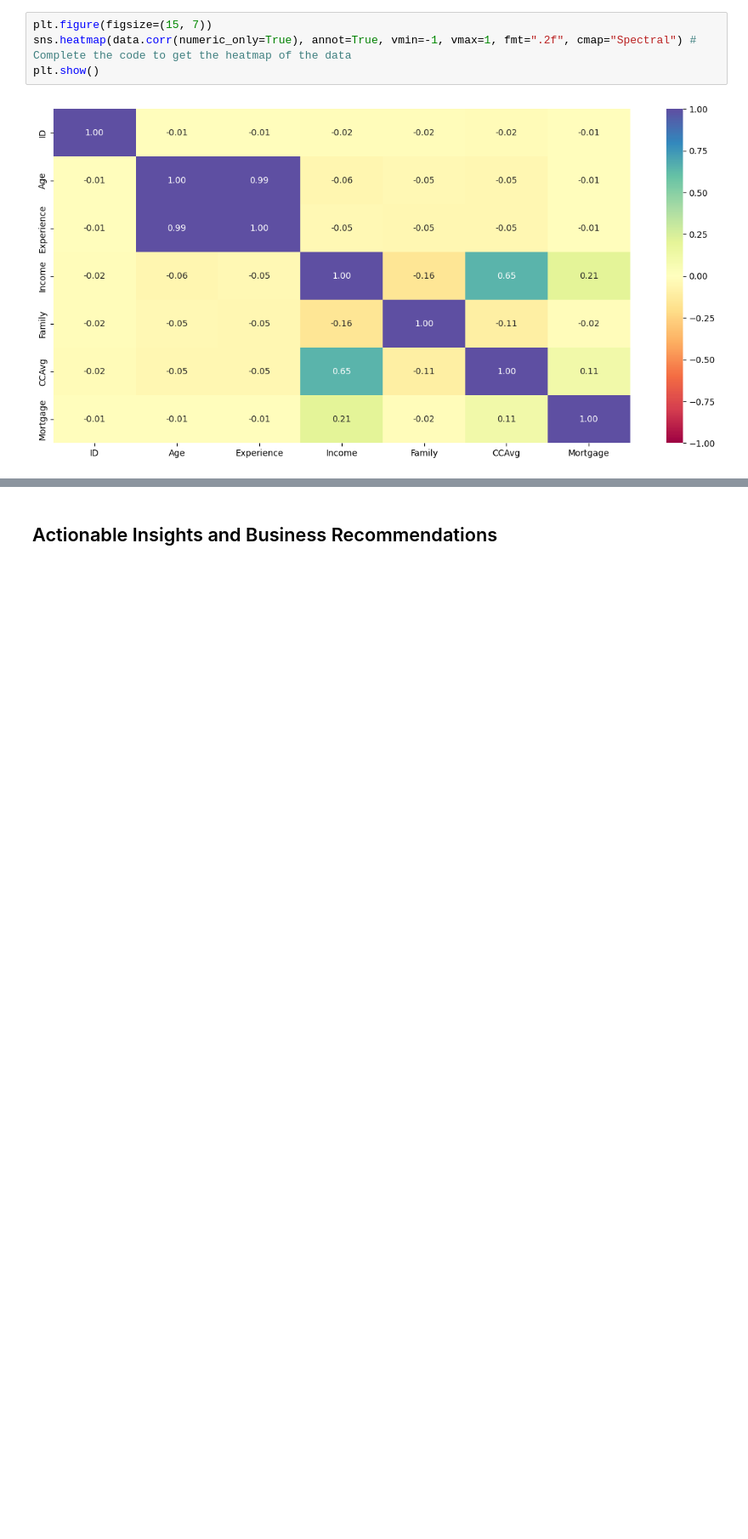
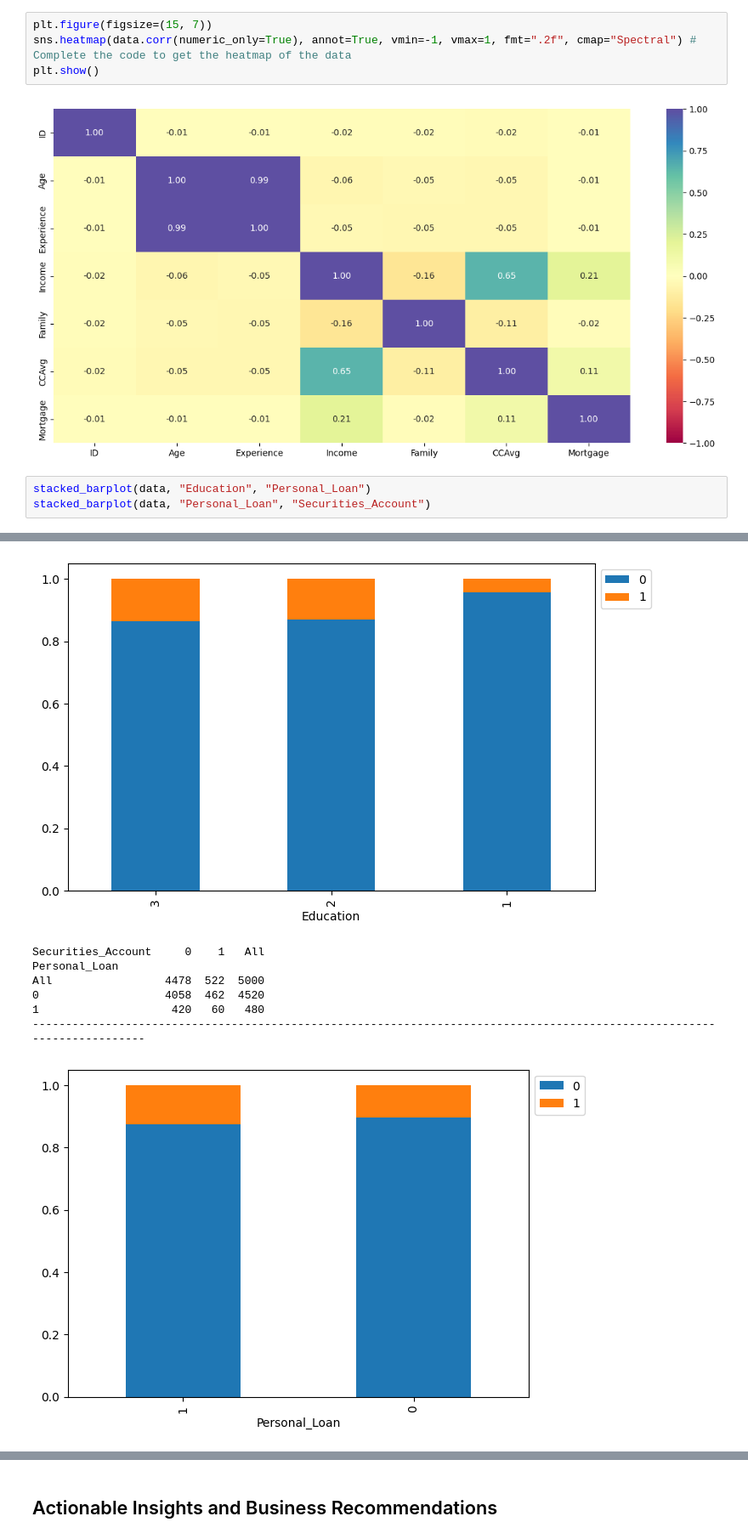
Before and after one commit to cent-softuni/math_project, a Jupyter notebook: AIML_ML_Project_full_code_notebook.ipynb, the cells around one changed output, grey strips where cells are left out. Shown at 85% size. Cells and saved outputs as stored; diff of their text form; blank space fills up the shorter version.

```diff
--- a/AIML_ML_Project_full_code_notebook.ipynb
+++ b/AIML_ML_Project_full_code_notebook.ipynb
@@ -369,3 +369,7 @@ sns.heatmap(data.corr(numeric_only=True), annot=True, vmin=-1, vmax=1, fmt=".2f"
 plt.show()
 # %% [output]
 [figure]
+# %%
+stacked_barplot(data, "Education", "Personal_Loan")
+stacked_barplot(data, "Personal_Loan", "Securities_Account")
+# %% [output]
@@ -372 +383,9 @@ plt.show()
+[figure, added]
+Securities_Account     0    1   All
+Personal_Loan
+All                 4478  522  5000
+0                   4058  462  4520
+1                    420   60   480
+------------------------------------------------------------------------------------------------------------------------
+[figure, added]
 # %%
```
Also changed, not shown: parts of 21 cells of this notebook.
